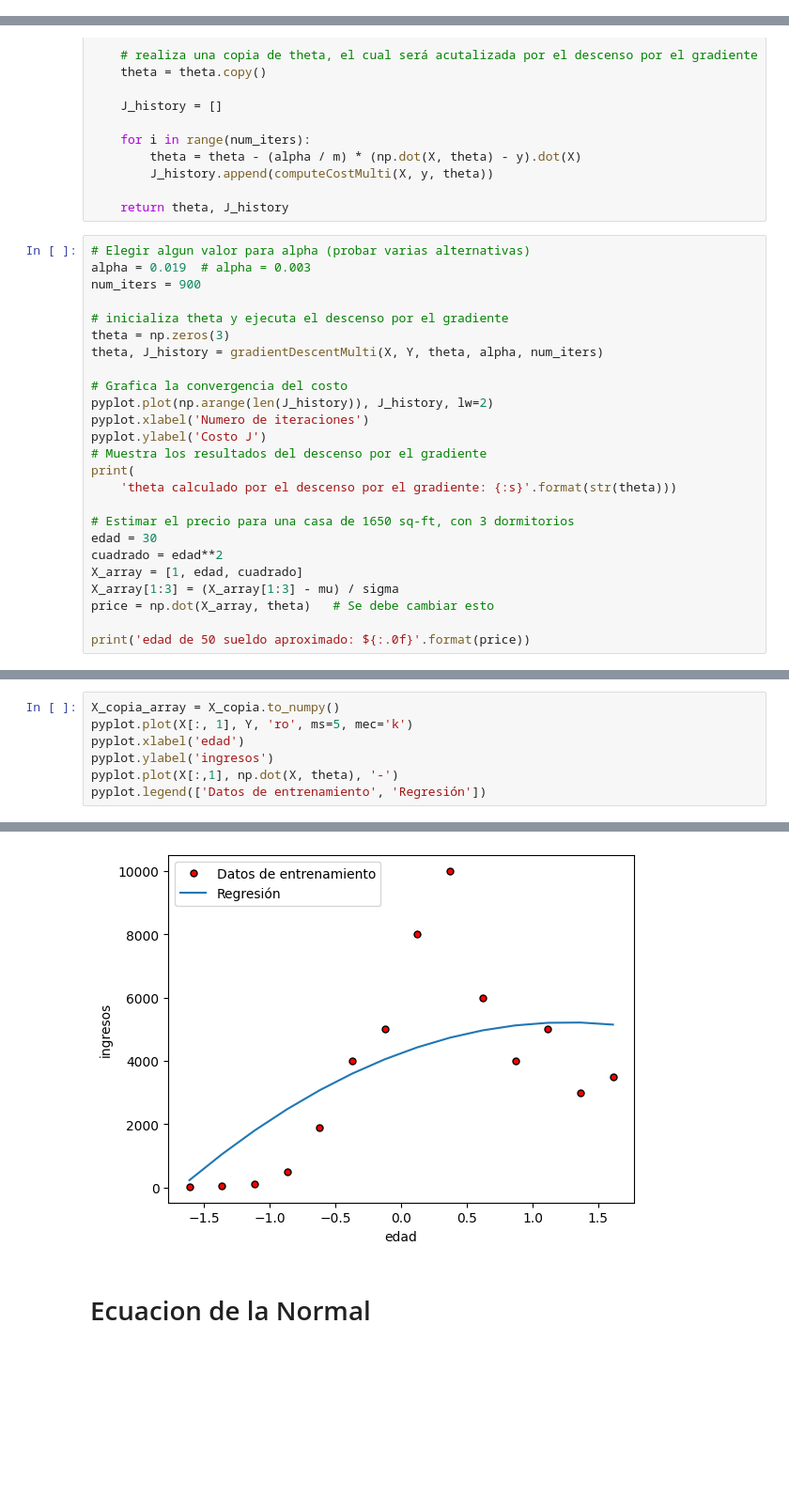
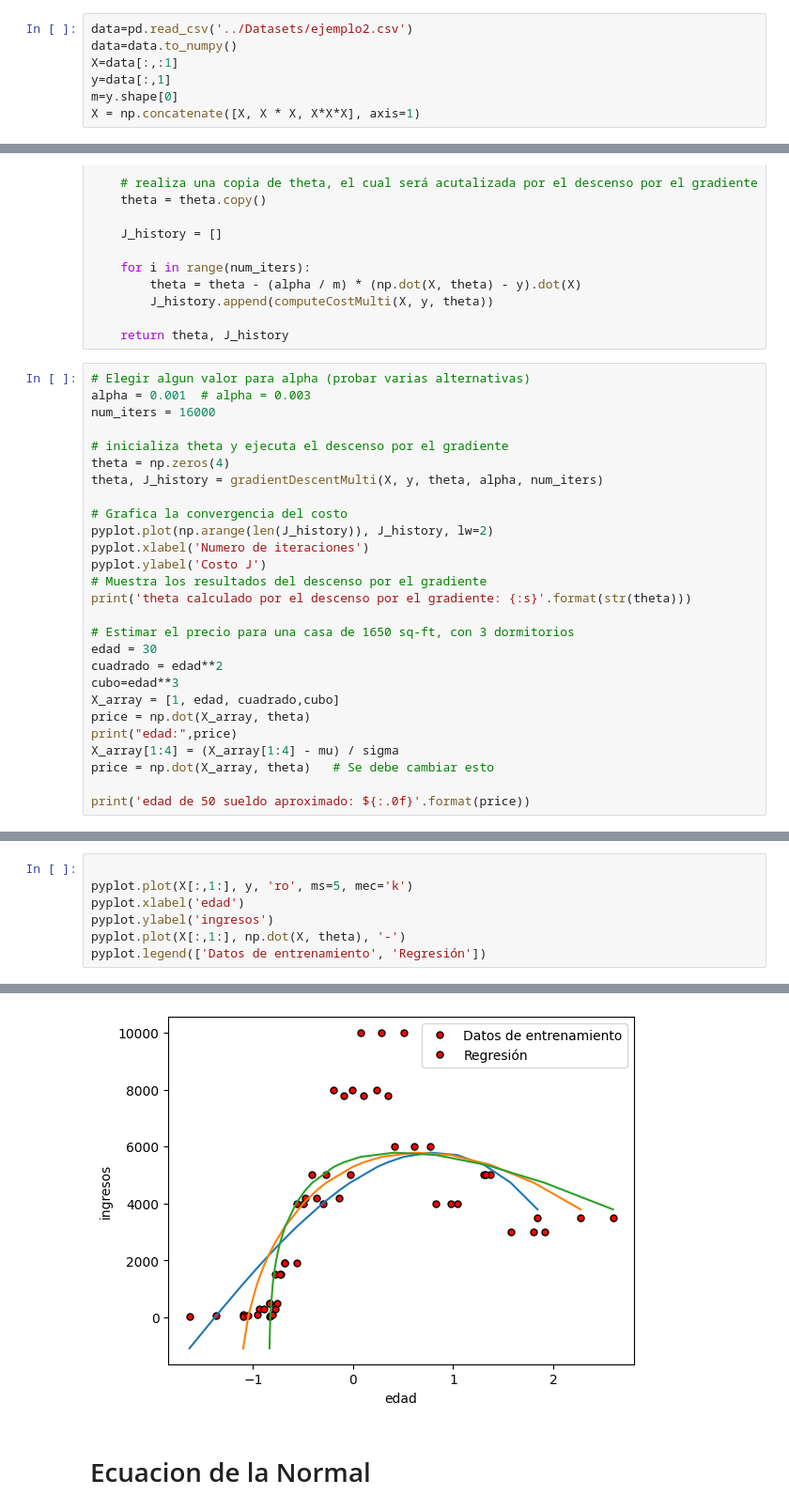
Before and after one commit to FranzDS01/InteligenciaArtifical, a Jupyter notebook: Laboratorios/lab08/lab08.ipynb, the cells around one changed output, grey strips where cells are left out. Shown: that part at 94% size. Cells and saved outputs as stored; diff of their text form; blank space fills up the shorter version.

```diff
--- a/Laboratorios/lab08/lab08.ipynb
+++ b/Laboratorios/lab08/lab08.ipynb
@@ -22,3 +15,10 @@ X_copia=X.copy()
+# %%
+data=pd.read_csv('../Datasets/ejemplo2.csv')
+data=data.to_numpy()
+X=data[:,:1]
+y=data[:,1]
+m=y.shape[0]
+X = np.concatenate([X, X * X, X*X*X], axis=1)
 # %%
 def featureNormalize(X):
     X_norm = X.copy()
@@ -100,26 +67,28 @@ def gradientDescentMulti(X, y, theta, alpha, num_iters):
     return theta, J_history
 # %%
 # Elegir algun valor para alpha (probar varias alternativas)
-alpha = 0.019  # alpha = 0.003
-num_iters = 900
+alpha = 0.001  # alpha = 0.003
+num_iters = 16000
 
 # inicializa theta y ejecuta el descenso por el gradiente
-theta = np.zeros(3)
-theta, J_history = gradientDescentMulti(X, Y, theta, alpha, num_iters)
+theta = np.zeros(4)
+theta, J_history = gradientDescentMulti(X, y, theta, alpha, num_iters)
 
 # Grafica la convergencia del costo
 pyplot.plot(np.arange(len(J_history)), J_history, lw=2)
 pyplot.xlabel('Numero de iteraciones')
 pyplot.ylabel('Costo J')
 # Muestra los resultados del descenso por el gradiente
-print(
-    'theta calculado por el descenso por el gradiente: {:s}'.format(str(theta)))
+print('theta calculado por el descenso por el gradiente: {:s}'.format(str(theta)))
 
 # Estimar el precio para una casa de 1650 sq-ft, con 3 dormitorios
 edad = 30
 cuadrado = edad**2
-X_array = [1, edad, cuadrado]
-X_array[1:3] = (X_array[1:3] - mu) / sigma
+cubo=edad**3
+X_array = [1, edad, cuadrado,cubo]
+price = np.dot(X_array, theta)
+print("edad:",price)
+X_array[1:4] = (X_array[1:4] - mu) / sigma
 price = np.dot(X_array, theta)   # Se debe cambiar esto
 
 print('edad de 50 sueldo aproximado: ${:.0f}'.format(price))
@@ -130,13 +100,13 @@ edad de 50 sueldo aproximado: $3598
 # %%
-X_copia_array = X_copia.to_numpy()
-pyplot.plot(X[:, 1], Y, 'ro', ms=5, mec='k')
+
+pyplot.plot(X[:,1:], y, 'ro', ms=5, mec='k')
 pyplot.xlabel('edad')
 pyplot.ylabel('ingresos')
-pyplot.plot(X[:,1], np.dot(X, theta), '-')
+pyplot.plot(X[:,1:], np.dot(X, theta), '-')
 pyplot.legend(['Datos de entrenamiento', 'Regresión'])
 # %% [output]
 <matplotlib.legend.Legend at 0x...>
-[figure, old version]
+[figure, new version]
 # %% [markdown]
 # Ecuacion de la Normal
 # %%
```
Also changed, not shown: parts of 8 cells of this notebook, 41 other files.
